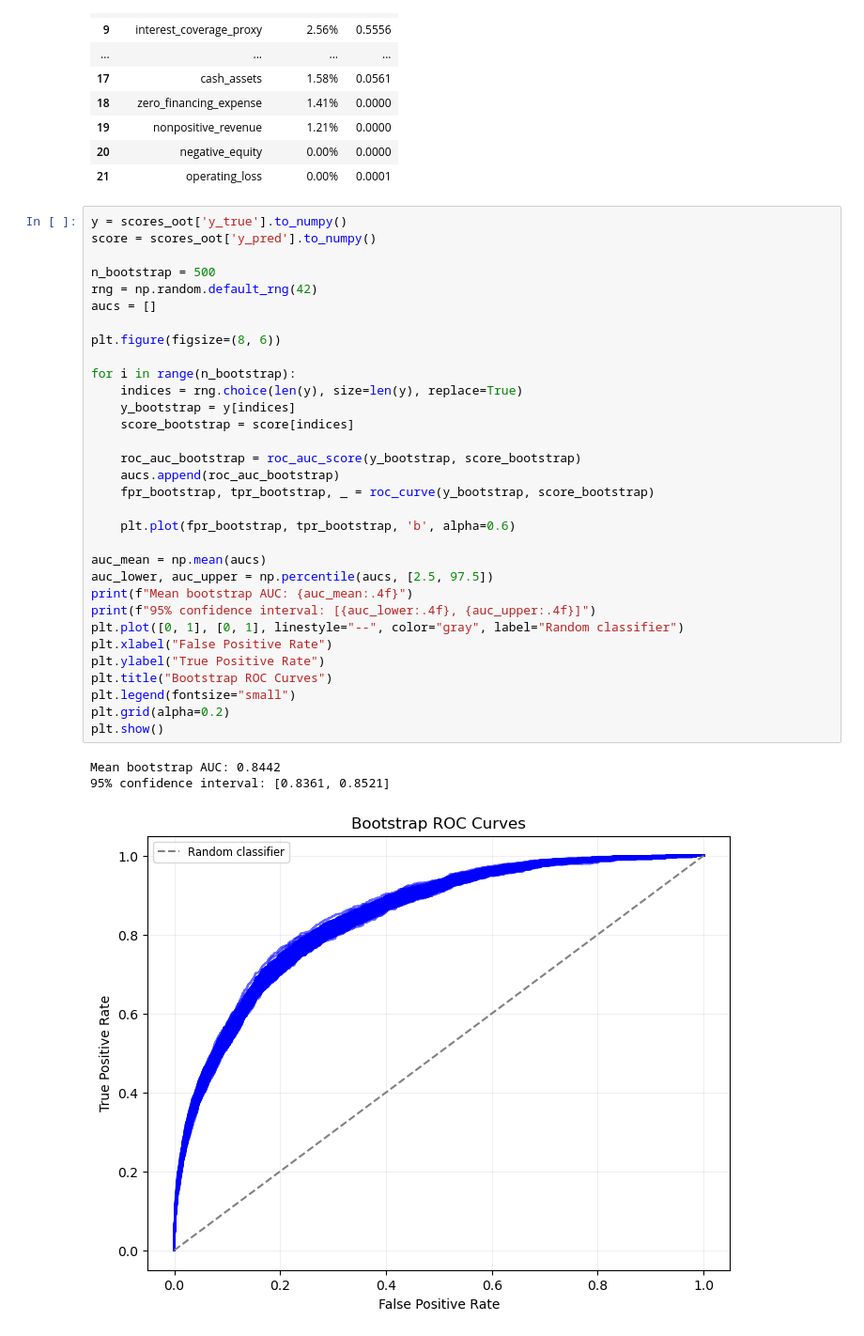
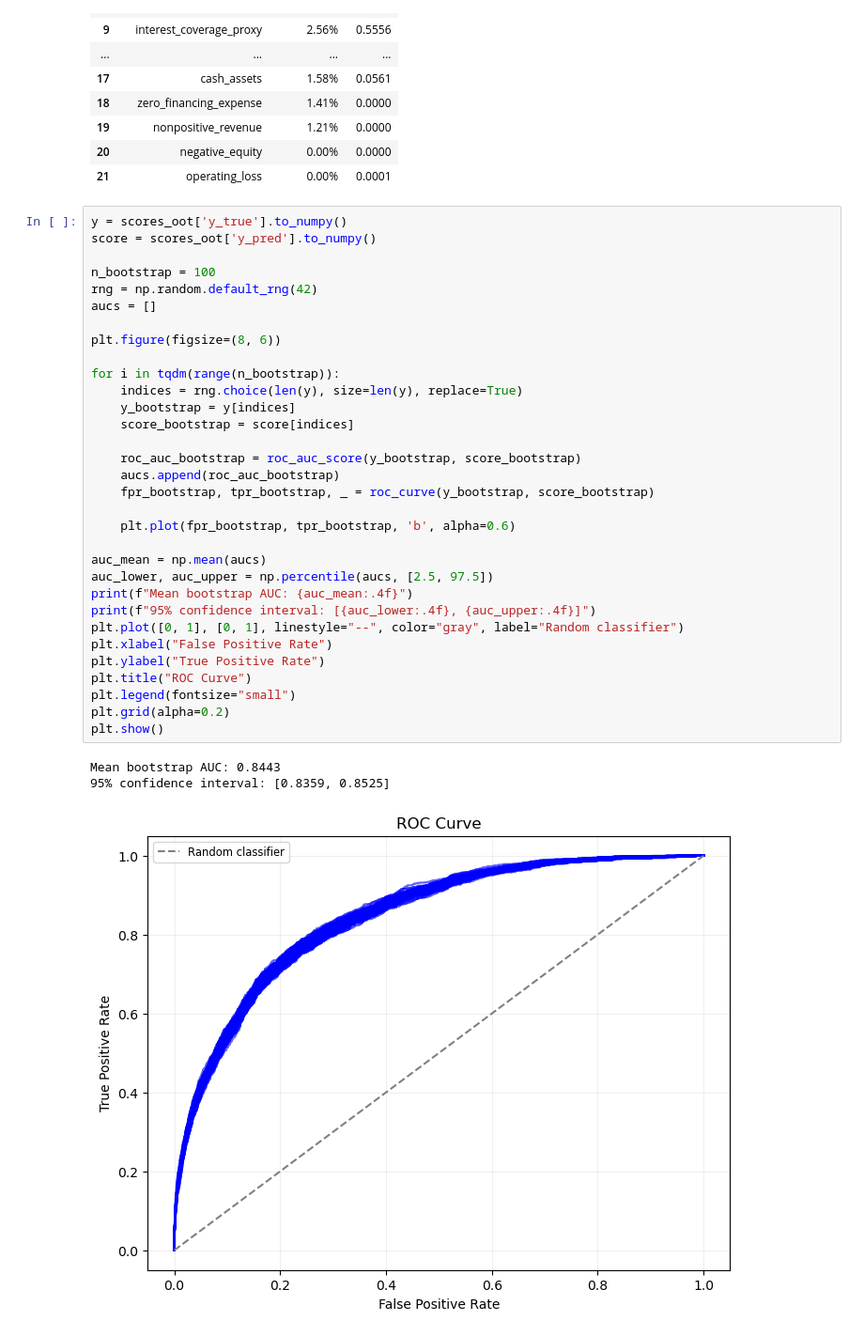
Before and after one commit to Anubhav3084/FinanceML-Course-Project, a Jupyter notebook: Project/Code/train_xgb.ipynb, the cells around one changed output. Shown at 94% size. Cells and saved outputs as stored; diff of their text form.

Commit message:
ROC confidence interval

```diff
--- a/Project/Code/train_xgb.ipynb
+++ b/Project/Code/train_xgb.ipynb
@@ -161,36 +162,36 @@ feature_importance_df
 # %%
 y = scores_oot['y_true'].to_numpy()
 score = scores_oot['y_pred'].to_numpy()
 
-n_bootstrap = 500
+n_bootstrap = 100
 rng = np.random.default_rng(42)
 aucs = []
 
 plt.figure(figsize=(8, 6))
 
-for i in range(n_bootstrap):
+for i in tqdm(range(n_bootstrap)):
     indices = rng.choice(len(y), size=len(y), replace=True)
     y_bootstrap = y[indices]
     score_bootstrap = score[indices]
 
     roc_auc_bootstrap = roc_auc_score(y_bootstrap, score_bootstrap)
     aucs.append(roc_auc_bootstrap)
     fpr_bootstrap, tpr_bootstrap, _ = roc_curve(y_bootstrap, score_bootstrap)
 
     plt.plot(fpr_bootstrap, tpr_bootstrap, 'b', alpha=0.6)
 
 auc_mean = np.mean(aucs)
 auc_lower, auc_upper = np.percentile(aucs, [2.5, 97.5])
 print(f"Mean bootstrap AUC: {auc_mean:.4f}")
 print(f"95% confidence interval: [{auc_lower:.4f}, {auc_upper:.4f}]")
 plt.plot([0, 1], [0, 1], linestyle="--", color="gray", label="Random classifier")
 plt.xlabel("False Positive Rate")
 plt.ylabel("True Positive Rate")
-plt.title("Bootstrap ROC Curves")
+plt.title("ROC Curve")
 plt.legend(fontsize="small")
 plt.grid(alpha=0.2)
 plt.show()
 # %% [output]
-Mean bootstrap AUC: 0.8442
-95% confidence interval: [0.8361, 0.8521]
+Mean bootstrap AUC: 0.8443
+95% confidence interval: [0.8359, 0.8525]
-[figure, old version]
+[figure, new version]
```
Also changed, not shown: parts of 1 cell of this notebook.
